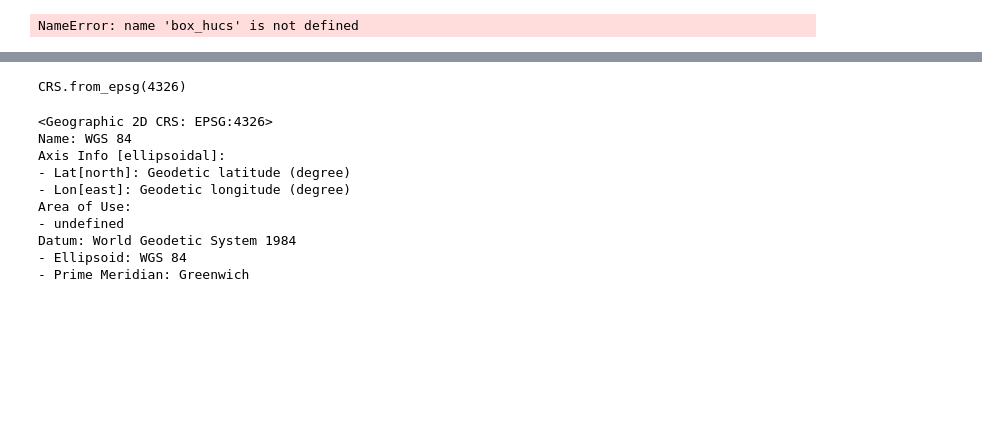
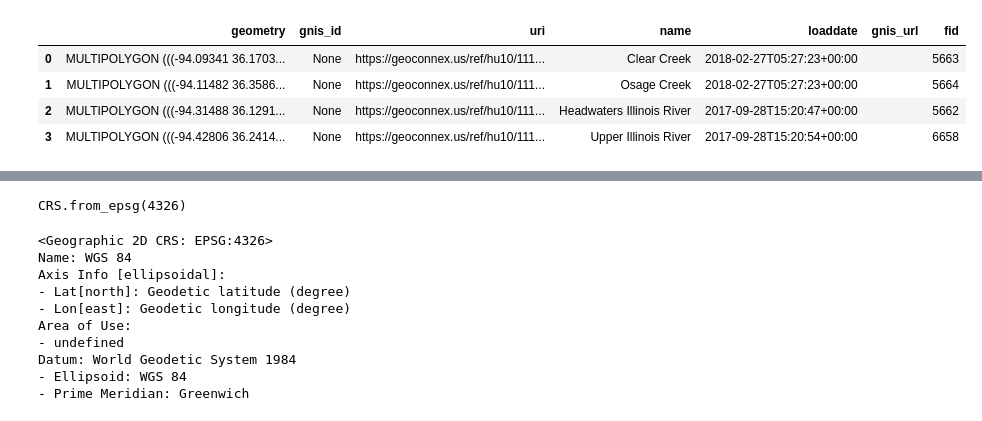
Before and after one commit to CovingtonResearchGroup/sinkhole_analysis, a Jupyter notebook: retrieve-HUCs.ipynb, the cells around one changed output, grey strips where cells are left out. Drawn from its saved outputs; the diff is of its cells as text; code cells hidden in the pictures; blank space fills up the shorter version.

```diff
--- a/retrieve-HUCs.ipynb
+++ b/retrieve-HUCs.ipynb
@@ -0,0 +11,3 @@
+# %%
+gcx = GeoConnex(dev=False)
+print("\n".join(f"{n}: {e.description}" for n, e in gcx.endpoints.items()))
@@ -1,3 +41,13 @@
+# %%
+gcx.item = "hu10"
+box_hucs = gcx.bygeometry(bbox, predicate="intersects", crs="EPSG:4326")
+box_hucs
+# %% [output]
+|  | geometry | gnis_id | uri | name | loaddate | gnis_url | fid |
+| 0 | MULTIPOLYGON (((-94.09341 36.1703... | None | https://geoconnex.us/ref/hu10/111... | Clear Creek | 2018-02-27T05:27:23+00:00 |  | 5663 |
+| 1 | MULTIPOLYGON (((-94.11482 36.3586... | None | https://geoconnex.us/ref/hu10/111... | Osage Creek | 2018-02-27T05:27:23+00:00 |  | 5664 |
+| 2 | MULTIPOLYGON (((-94.31488 36.1291... | None | https://geoconnex.us/ref/hu10/111... | Headwaters Illinois River | 2017-09-28T15:20:47+00:00 |  | 5662 |
+| 3 | MULTIPOLYGON (((-94.42806 36.2414... | None | https://geoconnex.us/ref/hu10/111... | Upper Illinois River | 2017-09-28T15:20:54+00:00 |  | 6658 |
 # %%
 import geopandas as gpd
 from karstification import calc_karstification_for_HU10
@@ -7,5 +57,3 @@ box_hucs = hu10_db.cx[-94.456:-94.335, 36.104:36.174]
 # %%
-box_hucs.to_pickle('box_hucs.pkl')
+#box_hucs.to_pickle('box_hucs.pkl')
-# %% [output]
-NameError: name 'box_hucs' is not defined
 # %%
```
Also changed, not shown: parts of 10 cells of this notebook, 2 other files.
